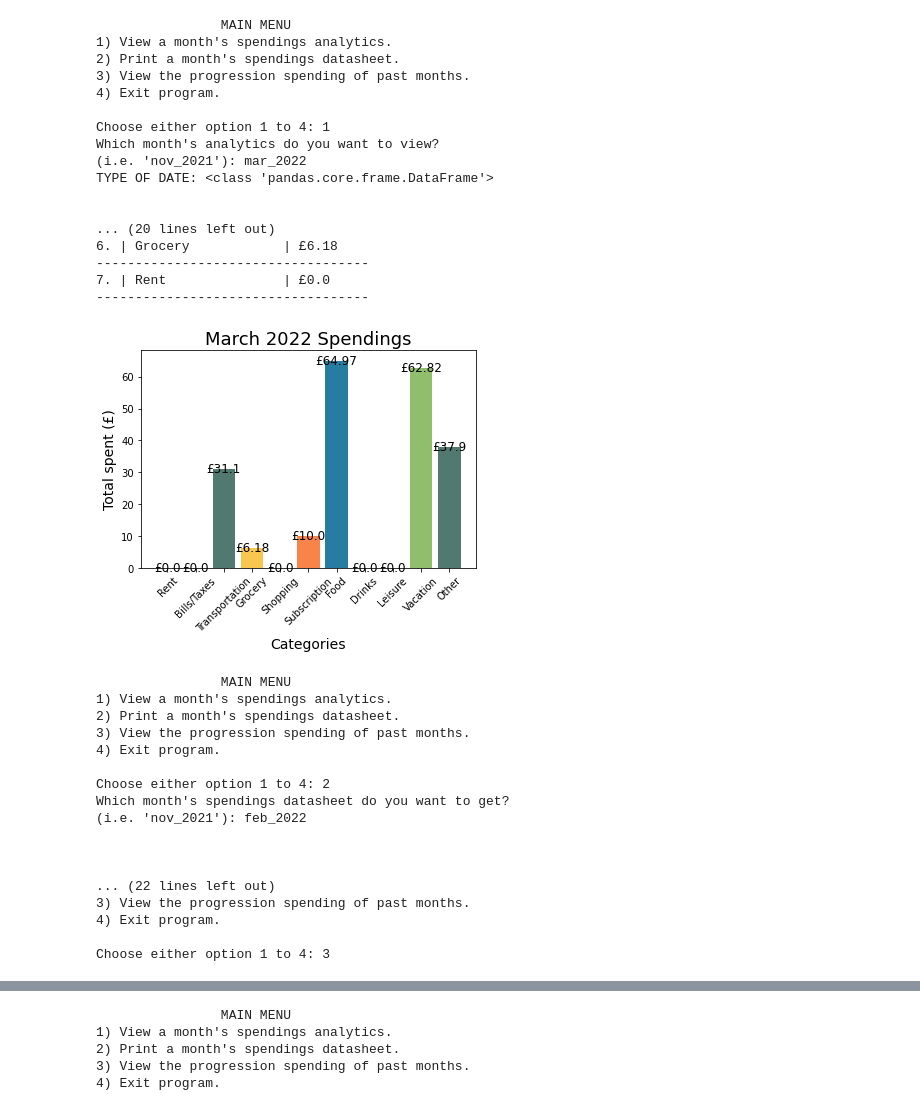
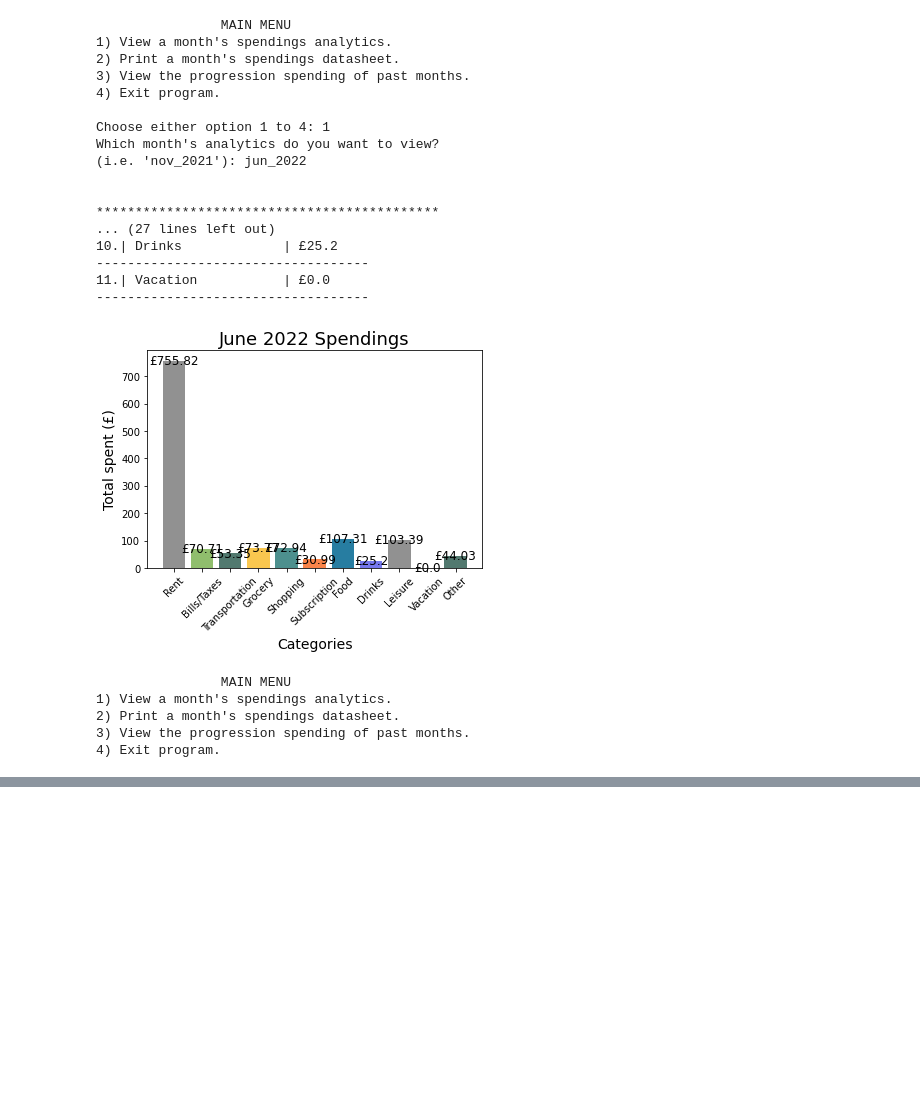
Before and after one commit to ghostbustersrock/expenses_report, a Jupyter notebook: spendings.ipynb, the cells around one changed output, grey strips where cells are left out. Saved outputs shown, nothing was run; the diff lists cells and outputs as text; code cells hidden in the pictures; blank space fills up the shorter version.

Commit message:
update spendings report

```diff
--- a/spendings.ipynb
+++ b/spendings.ipynb
@@ -3,7 +3,7 @@ import pandas as pd  # For dataframes
 import matplotlib.pyplot as plt  # For graphs
 
 
-path = "/Users/LucaSantarelli/Desktop/spending/spendings.xls"
+path = "/Users/LucaSantarelli/Desktop/spendings/spendings.xls"
 
 # These functions are used to add a new expense entry (NOT INCLUDED).
 # --------------------------------------------------------------------
@@ -102,7 +102,6 @@ def spendings(sheet):
     res = check_error(sheet)
     if res[0] == True:
         date = res[2]
-        print(f'TYPE OF DATE: {type(res[1])}')
         print_analytics(res[1], date)
     else:
         return
@@ -170,7 +169,11 @@ def top_spendings(cat):
         elif key.lower() == 'subscription':
             key = 'Subscr.'
 
-        print(f"{place}. | {key}\t\t| £{val}")
+        if place >= 10:
+            print(f"{place}.| {key}\t\t| £{val}")
+        else:
+            print(f"{place}. | {key}\t\t| £{val}")
+
         print("-----------------------------------")
         place += 1
 
@@ -236,7 +239,7 @@ def progression():
         months_total.append(round(total_spent, 2))
 
     plt.plot(range(len(sheets)), months_total)
-    plt.title("Month Spendings", fontsize=18)
+    plt.title("Monthly Spendings", fontsize=18)
     plt.xlabel("Months", fontsize=14)
     plt.xticks(range(len(sheets)), sheets, rotation=45)
     plt.ylabel("Total Spent", fontsize=14)
@@ -264,53 +267,41 @@ while True:
         spendings(month_chosen)
 
     elif choice == '2':
         print("Which month's spendings datasheet do you want to get?")
         month_chosen = input("(i.e. 'nov_2021'): ")
         view_month_datasheet(month_chosen)
 
     elif choice == '3':
         print()
         progression()
 
     elif choice == '4':
         print("\nGoodbye and see you next time Luca :)")
         break
 
     else:
         print("Please select a valid entry between 1 and 3.")
 # %% [output]
                 MAIN MENU
 1) View a month's spendings analytics.
 2) Print a month's spendings datasheet.
 3) View the progression spending of past months.
 4) Exit program.
 
 Choose either option 1 to 4: 1
 Which month's analytics do you want to view?
-(i.e. 'nov_2021'): mar_2022
-TYPE OF DATE: <class 'pandas.core.frame.DataFrame'>
+(i.e. 'nov_2021'): jun_2022
 
 
-... (20 lines left out)
-6. | Grocery            | £6.18
+********************************************
+... (27 lines left out)
+10.| Drinks             | £25.2
 -----------------------------------
-7. | Rent               | £0.0
+11.| Vacation           | £0.0
 -----------------------------------
-[figure, old version]
+[figure, new version]
                 MAIN MENU
 1) View a month's spendings analytics.
 2) Print a month's spendings datasheet.
 3) View the progression spending of past months.
 4) Exit program.
-
-Choose either option 1 to 4: 2
-Which month's spendings datasheet do you want to get?
-(i.e. 'nov_2021'): feb_2022
-
-
-
-... (22 lines left out)
-3) View the progression spending of past months.
-4) Exit program.
-
-Choose either option 1 to 4: 3
@@ -318,5 +307,0 @@ Choose either option 1 to 4: 3
-                MAIN MENU
-1) View a month's spendings analytics.
-2) Print a month's spendings datasheet.
-3) View the progression spending of past months.
-4) Exit program.
```
Also changed, not shown: parts of 1 cell of this notebook, 2 other files.
